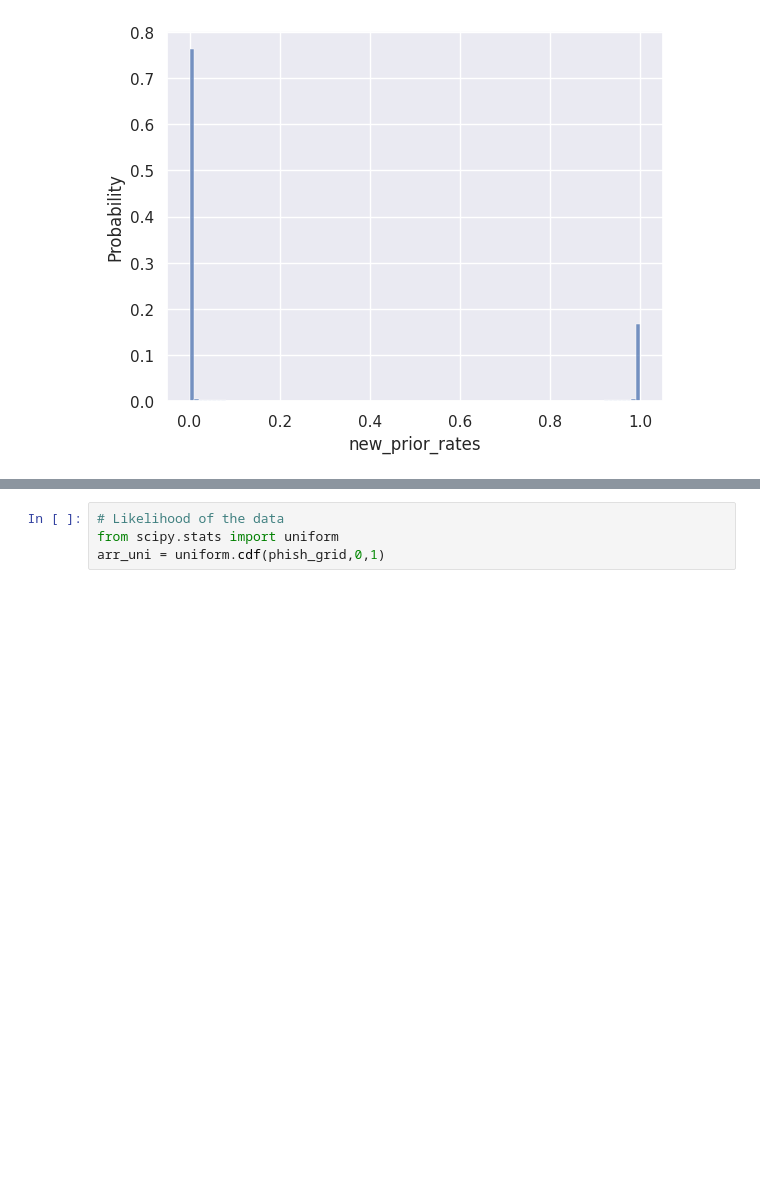
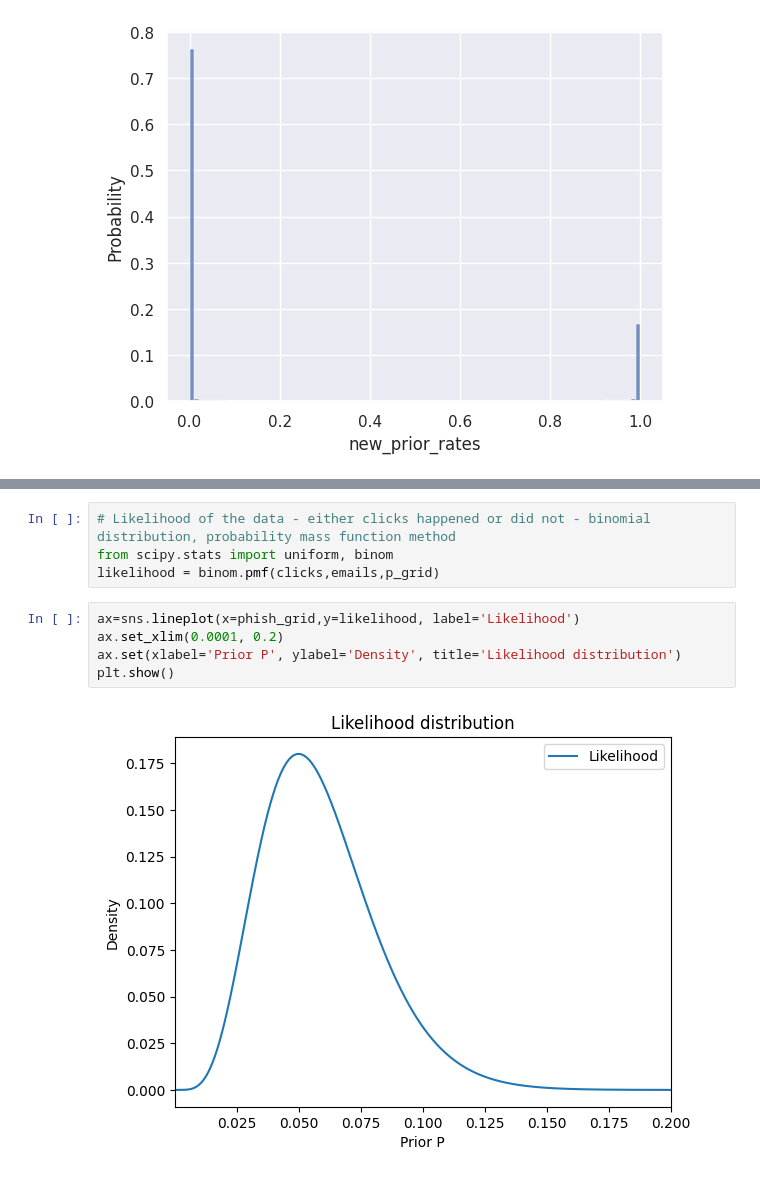
Before and after one commit to dominikmi/python-exercises, a Jupyter notebook: cybersecbayes/ABC.ipynb, the cells around one changed output, grey strips where cells are left out. Cells and saved outputs as stored; diff of their text form; blank space fills up the shorter version.

```diff
--- a/cybersecbayes/ABC.ipynb
+++ b/cybersecbayes/ABC.ipynb
@@ -196,5 +226,12 @@ plt.show()
 # %%
-# Likelihood of the data
-from scipy.stats import uniform
-arr_uni = uniform.cdf(phish_grid,0,1)
+# Likelihood of the data - either clicks happened or did not - binomial distribution, probability mass function method
+from scipy.stats import uniform, binom
+likelihood = binom.pmf(clicks,emails,p_grid)
+# %%
+ax=sns.lineplot(x=phish_grid,y=likelihood, label='Likelihood')
+ax.set_xlim(0.0001, 0.2)
+ax.set(xlabel='Prior P', ylabel='Density', title='Likelihood distribution')
+plt.show()
+# %% [output]
+[figure, added]
 # %%
```
Also changed, not shown: parts of 6 cells of this notebook.
